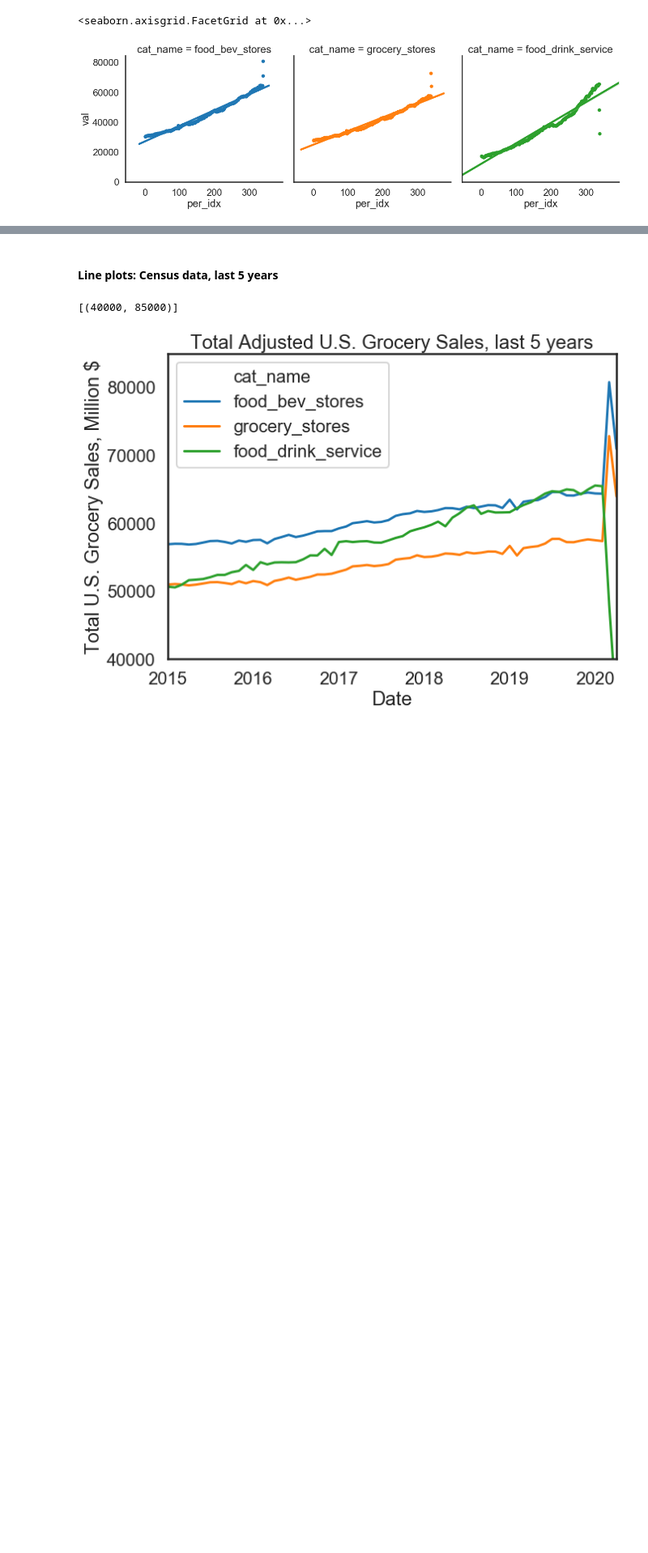
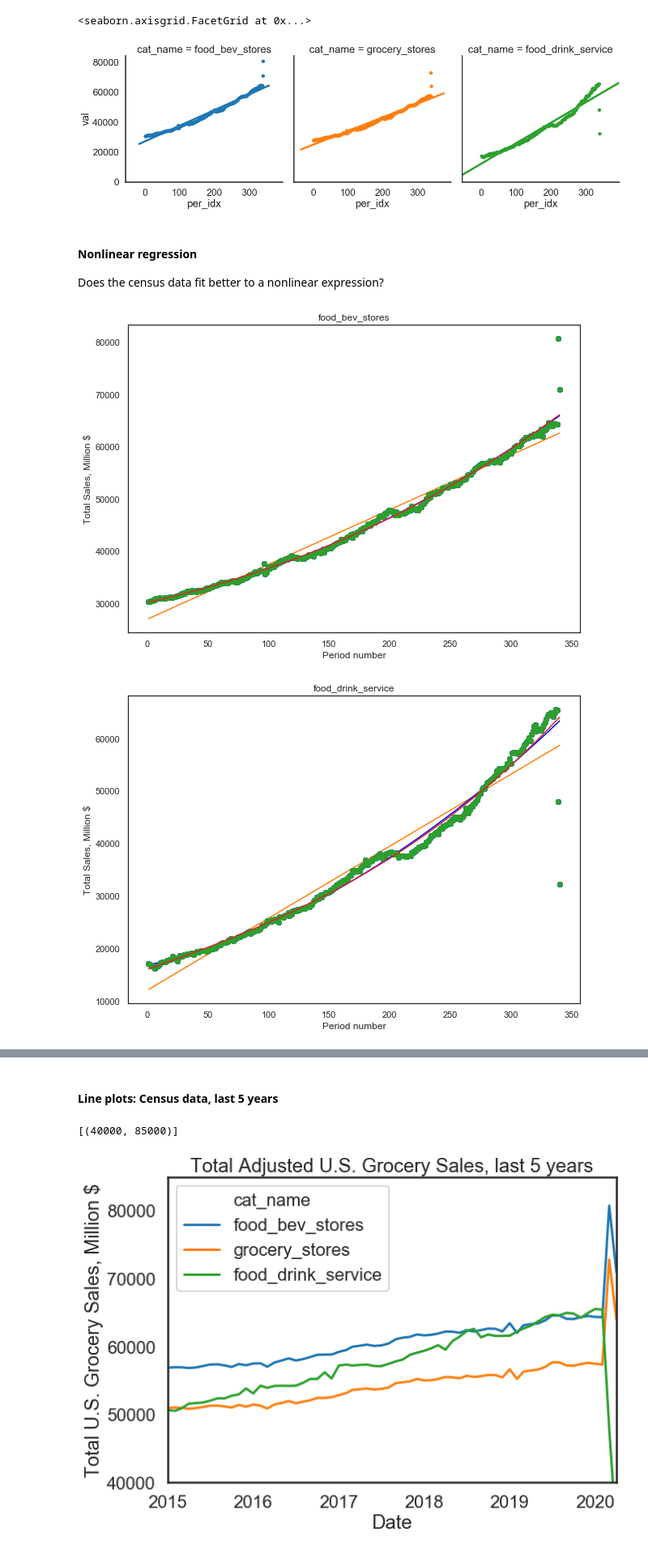
Before and after one commit to kdebrota/Independent_Study, a Jupyter notebook: notebooks/Food in the Time of Coronavirus - 1.2.ipynb, the cells around one changed output, grey strips where cells are left out. Shown at 81% size. Saved outputs shown, nothing was run; the diff lists cells and outputs as text; code cells hidden in the pictures; blank space fills up the shorter version.

Commit message:
added linear regression

```diff
--- a/notebooks/Food in the Time of Coronavirus - 1.2.ipynb
+++ b/notebooks/Food in the Time of Coronavirus - 1.2.ipynb
@@ -189,3 +186,51 @@ g.map(sns.regplot, "per_idx", "val", fit_reg=True, scatter_kws={"s": 50, "alpha"
 # TO DO: LINEAR REGRESSION ON THESE  (PRE COVID) TO SEE WHERE WE WOULD HAVE BEEN HAD WE NOT SEEN COVID.
 # WAS THERE AN ACCELERATION IN FOOD/DRINK SERVICE? IF SO, WHEN? IS IT LINEAR OR NOT REALLY?
 # PROPORTIONALLY IT'S MUCH WORSE FOR FOOD SERVICE THAN IT IS BETTER FOR GROCERY STORES.
+# %% [markdown]
+#### Nonlinear regression
+
+Does the census data fit better to a nonlinear expression?
+# %%
+residuals=[]
+
+for name, group in census_adj.groupby('cat_name'):
+
+    poly_coefs_all1 =np.polyfit(group['per_idx'], group['val'], 1, full=True)
+    poly_coefs1 =np.polyfit(group['per_idx'], group['val'], 1)
+    #print(name, 'linear residuals')
+    #print (poly_coefs_all1[1])
+
+    poly_coefs_all2 =np.polyfit(group['per_idx'], group['val'], 2, full=True)
+    poly_coefs2 =np.polyfit(group['per_idx'], group['val'], 2)
+    #print(name, 'second order residuals')
+    #print (poly_coefs_all2[1])
+
+    poly_coefs_all3 =np.polyfit(group['per_idx'], group['val'], 3, full=True)
+    poly_coefs3 =np.polyfit(group['per_idx'], group['val'], 3)
+    #print(name, 'third order residuals')
+    #print (poly_coefs_all3[1])
+
+    curveobject = np.poly1d(poly_coefs1)
+    curveobject2 = np.poly1d(poly_coefs2)
+    curveobject3 = np.poly1d(poly_coefs3)
+
+    new_y = curveobject(group['per_idx'])
+    new_y2= curveobject2(group['per_idx'])
+    new_y3= curveobject3(group['per_idx'])
+
+    plotsize=(10,7)
+    fig, ax = plt.subplots(figsize=plotsize)
+    plt.plot(group['per_idx'], group['val'], "o", group['per_idx'], new_y)
+    plt.xlabel('Period number')
+    plt.ylabel('Total Sales, Million $')
+    plt.title(name)
+    plt.plot(group['per_idx'], group['val'], "o", group['per_idx'], new_y2, color='b')
+    plt.plot(group['per_idx'], group['val'], "o", group['per_idx'], new_y3)
+
+    residuals.append([poly_coefs_all1[1], poly_coefs_all2[1], poly_coefs_all3[1]])
+   # residuals.append(poly_coefs_all2[1])
+   # residuals.append(poly_coefs_all3[1])
+    #residuals=[poly_coefs_all1[1], poly_coefs_all2[1], poly_coefs_all3[1] ]
+# %% [output]
+[figure, added]
+[figure, added]
```
Also changed, not shown: parts of 10 cells of this notebook.
